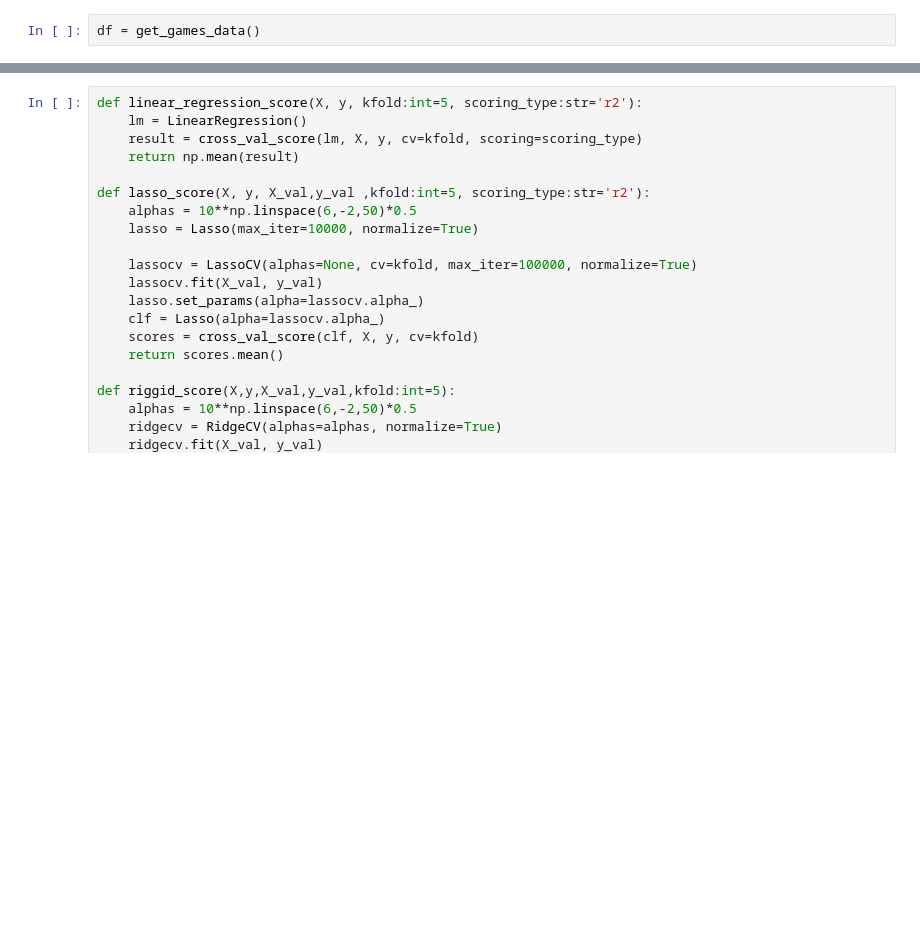
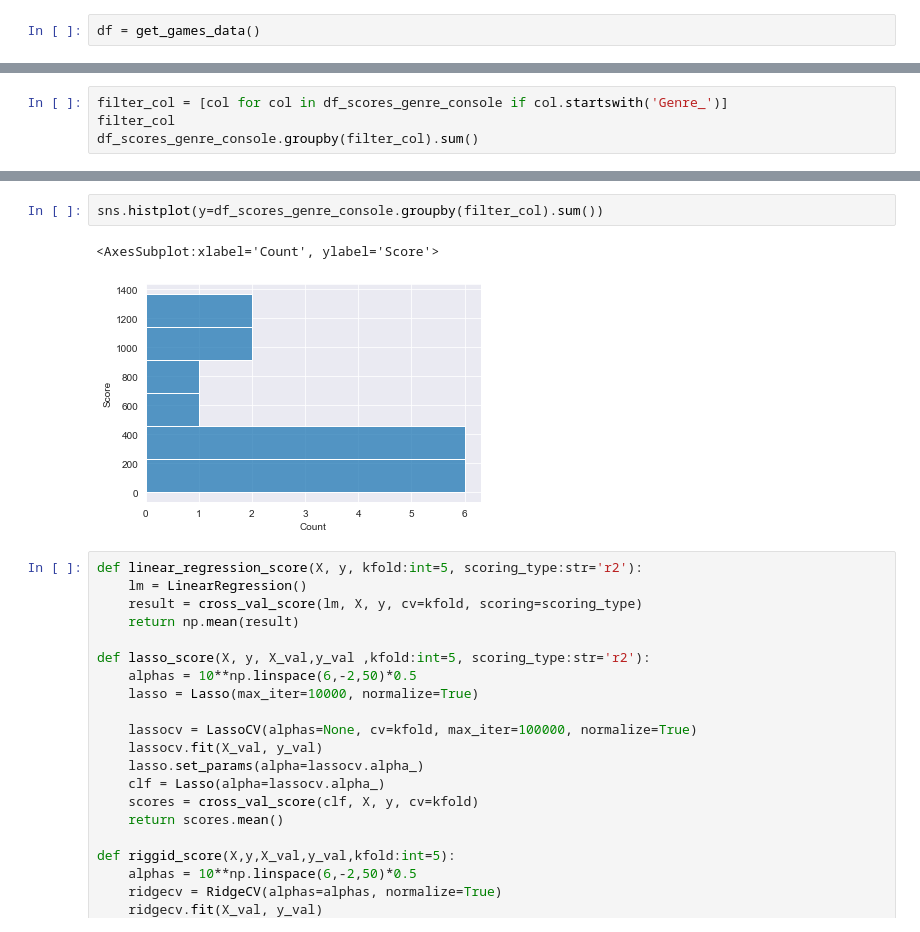
Before and after one commit to L9Sneaky/SDAIA_Regression, a Jupyter notebook: linear regression.ipynb, the cells around one changed output, grey strips where cells are left out. Saved outputs shown, nothing was run; the diff lists cells and outputs as text; blank space fills up the shorter version.

```diff
--- a/linear regression.ipynb
+++ b/linear regression.ipynb
@@ -37,0 +77,4 @@ df4 = pd.get_dummies(df[['Score','VGChartz Score','Genre', 'Console']], columns=
+# %%
+filter_col = [col for col in df_scores_genre_console if col.startswith('Genre_')]
+filter_col
+df_scores_genre_console.groupby(filter_col).sum()
@@ -38,3 +101,8 @@ df4 = pd.get_dummies(df[['Score','VGChartz Score','Genre', 'Console']], columns=
+# %%
+sns.histplot(y=df_scores_genre_console.groupby(filter_col).sum())
+# %% [output]
+<AxesSubplot:xlabel='Count', ylabel='Score'>
+[figure, added]
 # %%
 def linear_regression_score(X, y, kfold:int=5, scoring_type:str='r2'):
     lm = LinearRegression()
```
Also changed, not shown: parts of 20 cells of this notebook.
